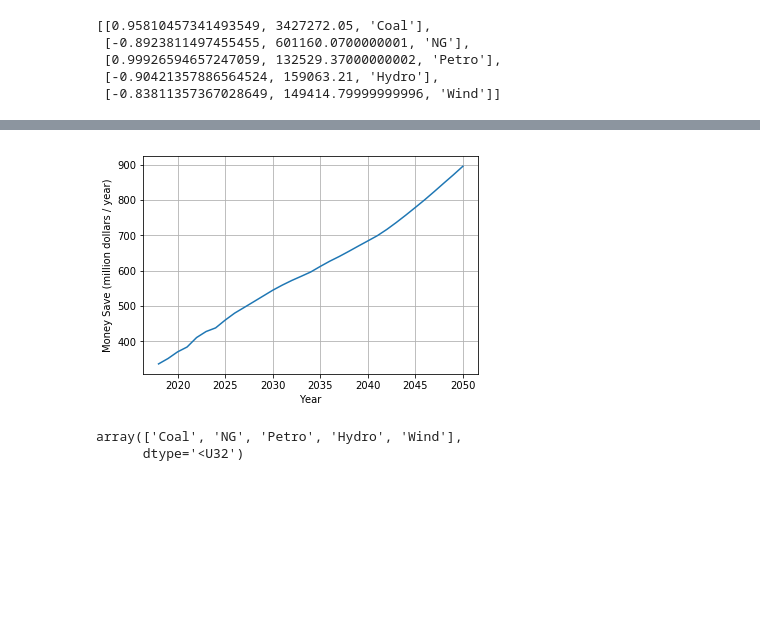
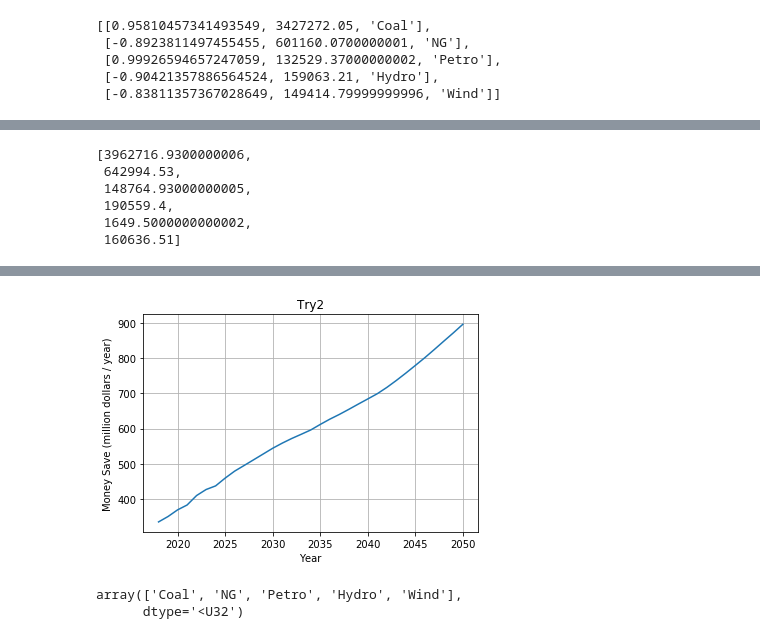
Before and after one commit to tydpan/EASE-Project, a Jupyter notebook: EASE/Core.ipynb, the cells around one changed output, grey strips where cells are left out. Cells and saved outputs as stored; diff of their text form; code cells hidden in the pictures; blank space fills up the shorter version.

```diff
--- a/EASE/Core.ipynb
+++ b/EASE/Core.ipynb
@@ -77,5 +120,13 @@ ease.rf(2, 75, 30, 1.5)
 # %%
 a = ease.avg_capacity(ease.rf(2, 75, 30, 1.5))
+a
+# %% [output]
+[3962716.9300000006,
+ 642994.53,
+ 148764.93000000005,
+ 190559.4,
+ 1649.5000000000002,
+ 160636.51]
 # %%
 b = ease.possible_type(a)
 # %%
@@ -94,5 +145,6 @@ def rev_plot(avg_cost, capacity, e_type):
     plt.grid()
     return plt
 # %%
-rev_plot(30, 500, 'clean')
+a = rev_plot(30, 500, 'clean')
+a.title('Try2')
 # %% [output]
@@ -100,4 +152,4 @@ rev_plot(30, 500, 'clean')
-[figure, old version]
+[figure, new version]
 # %%
 np.array(b)[:, 2]
 # %% [output]
```
Also changed, not shown: parts of 9 cells of this notebook.
